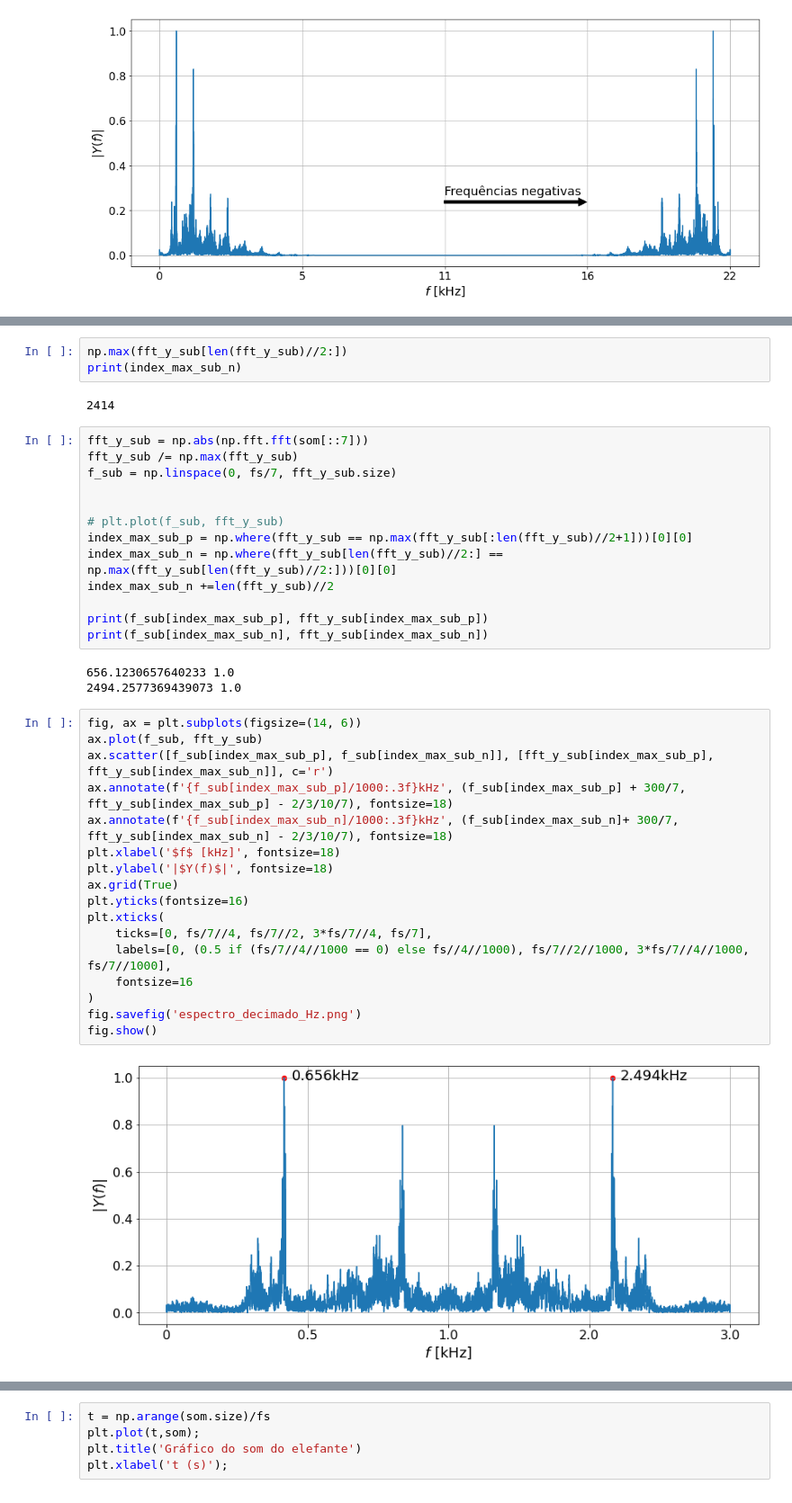
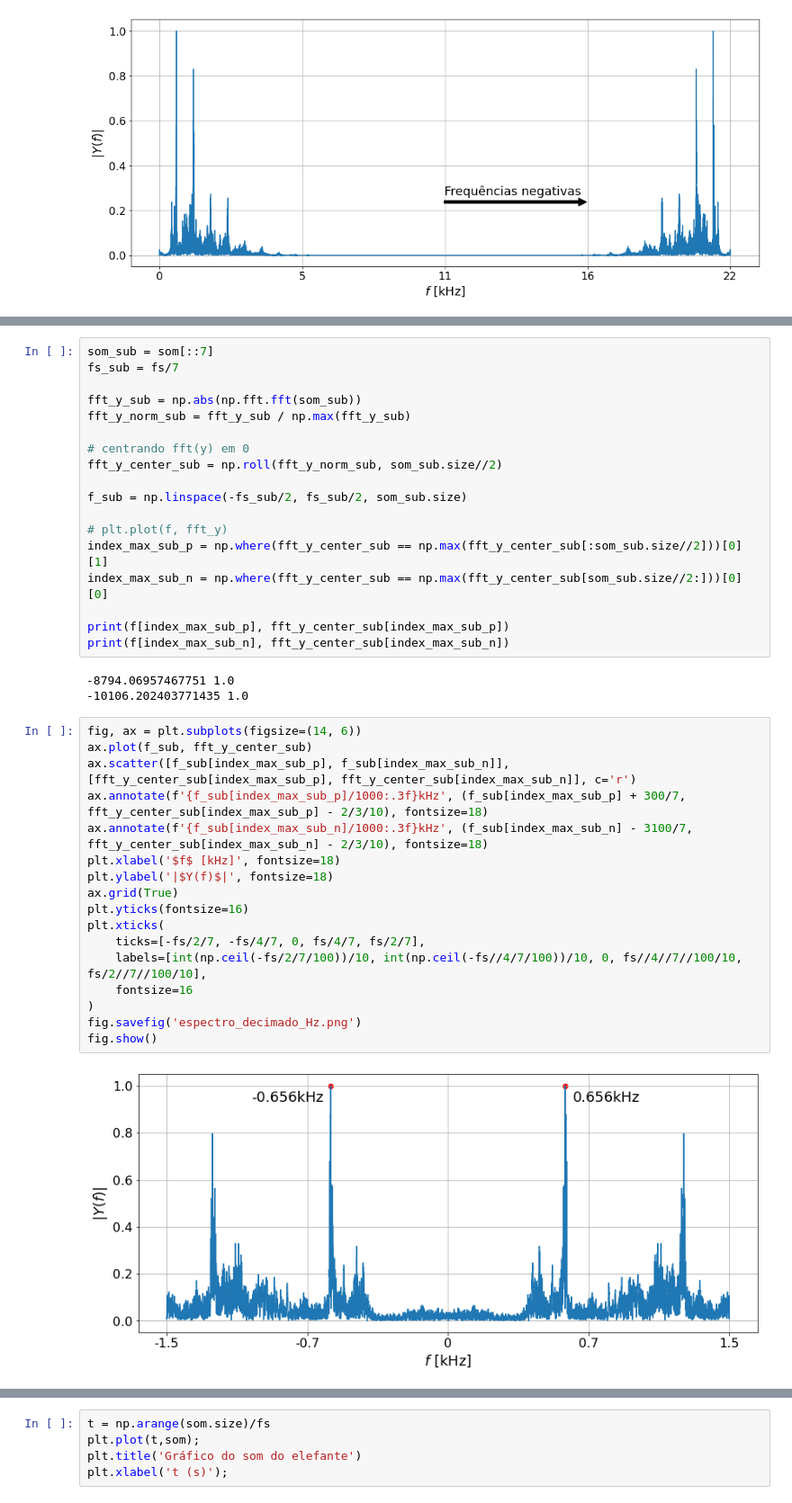
Before and after one commit to gnsoares/UNICAMP_EA619_SystemsAnalysis, a Jupyter notebook: Experimento1/Analisador_espectro - Exploração.ipynb, the cells around one changed output, grey strips where cells are left out. Shown at 90% size. Cells and saved outputs as stored; diff of their text form.

```diff
--- a/Experimento1/Analisador_espectro - Exploração.ipynb
+++ b/Experimento1/Analisador_espectro - Exploração.ipynb
@@ -128,40 +133,40 @@ fig.show()
-# %%
-np.max(fft_y_sub[len(fft_y_sub)//2:])
-print(index_max_sub_n)
-# %% [output]
-2414
 # %%
-fft_y_sub = np.abs(np.fft.fft(som[::7]))
-fft_y_sub /= np.max(fft_y_sub)
-f_sub = np.linspace(0, fs/7, fft_y_sub.size)
+som_sub = som[::7]
+fs_sub = fs/7
 
+fft_y_sub = np.abs(np.fft.fft(som_sub))
+fft_y_norm_sub = fft_y_sub / np.max(fft_y_sub)
 
-# plt.plot(f_sub, fft_y_sub)
-index_max_sub_p = np.where(fft_y_sub == np.max(fft_y_sub[:len(fft_y_sub)//2+1]))[0][0]
-index_max_sub_n = np.where(fft_y_sub[len(fft_y_sub)//2:] == np.max(fft_y_sub[len(fft_y_sub)//2:]))[0][0]
-index_max_sub_n +=len(fft_y_sub)//2
+# centrando fft(y) em 0
+fft_y_center_sub = np.roll(fft_y_norm_sub, som_sub.size//2)
 
-print(f_sub[index_max_sub_p], fft_y_sub[index_max_sub_p])
-print(f_sub[index_max_sub_n], fft_y_sub[index_max_sub_n])
+f_sub = np.linspace(-fs_sub/2, fs_sub/2, som_sub.size)
+
+# plt.plot(f, fft_y)
+index_max_sub_p = np.where(fft_y_center_sub == np.max(fft_y_center_sub[:som_sub.size//2]))[0][1]
+index_max_sub_n = np.where(fft_y_center_sub == np.max(fft_y_center_sub[som_sub.size//2:]))[0][0]
+
+print(f[index_max_sub_p], fft_y_center_sub[index_max_sub_p])
+print(f[index_max_sub_n], fft_y_center_sub[index_max_sub_n])
 # %% [output]
-656.1230657640233 1.0
-2494.2577369439073 1.0
+-8794.06957467751 1.0
+-10106.202403771435 1.0
 # %%
 fig, ax = plt.subplots(figsize=(14, 6))
-ax.plot(f_sub, fft_y_sub)
-ax.scatter([f_sub[index_max_sub_p], f_sub[index_max_sub_n]], [fft_y_sub[index_max_sub_p], fft_y_sub[index_max_sub_n]], c='r')
-ax.annotate(f'{f_sub[index_max_sub_p]/1000:.3f}kHz', (f_sub[index_max_sub_p] + 300/7, fft_y_sub[index_max_sub_p] - 2/3/10/7), fontsize=18)
-ax.annotate(f'{f_sub[index_max_sub_n]/1000:.3f}kHz', (f_sub[index_max_sub_n]+ 300/7, fft_y_sub[index_max_sub_n] - 2/3/10/7), fontsize=18)
+ax.plot(f_sub, fft_y_center_sub)
+ax.scatter([f_sub[index_max_sub_p], f_sub[index_max_sub_n]], [fft_y_center_sub[index_max_sub_p], fft_y_center_sub[index_max_sub_n]], c='r')
+ax.annotate(f'{f_sub[index_max_sub_p]/1000:.3f}kHz', (f_sub[index_max_sub_p] + 300/7, fft_y_center_sub[index_max_sub_p] - 2/3/10), fontsize=18)
+ax.annotate(f'{f_sub[index_max_sub_n]/1000:.3f}kHz', (f_sub[index_max_sub_n] - 3100/7, fft_y_center_sub[index_max_sub_n] - 2/3/10), fontsize=18)
 plt.xlabel('$f$ [kHz]', fontsize=18)
 plt.ylabel('|$Y(f)$|', fontsize=18)
 ax.grid(True)
 plt.yticks(fontsize=16)
 plt.xticks(
-    ticks=[0, fs/7//4, fs/7//2, 3*fs/7//4, fs/7],
-    labels=[0, (0.5 if (fs/7//4//1000 == 0) else fs//4//1000), fs/7//2//1000, 3*fs/7//4//1000, fs/7//1000],
+    ticks=[-fs/2/7, -fs/4/7, 0, fs/4/7, fs/2/7],
+    labels=[int(np.ceil(-fs/2/7/100))/10, int(np.ceil(-fs//4/7/100))/10, 0, fs//4//7//100/10, fs/2//7//100/10],
     fontsize=16
 )
 fig.savefig('espectro_decimado_Hz.png')
 fig.show()
 # %% [output]
-[figure, old version]
+[figure, new version]
```
Also changed, not shown: parts of 18 cells of this notebook, 3 other files.
